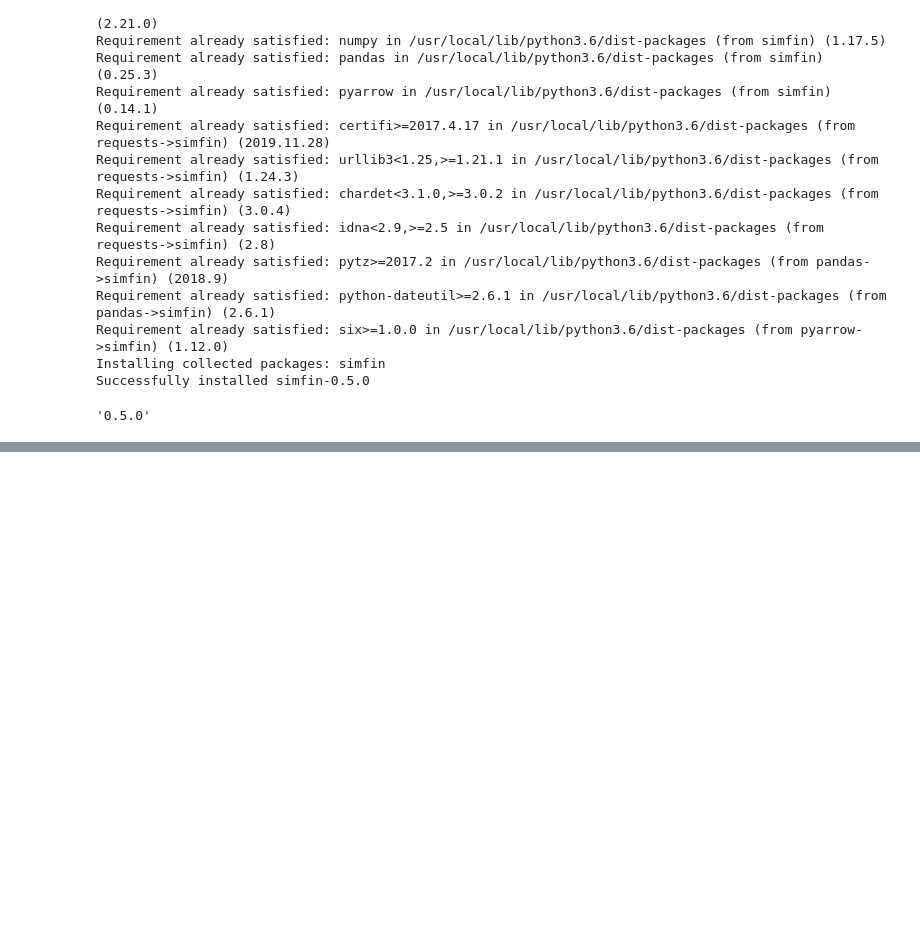
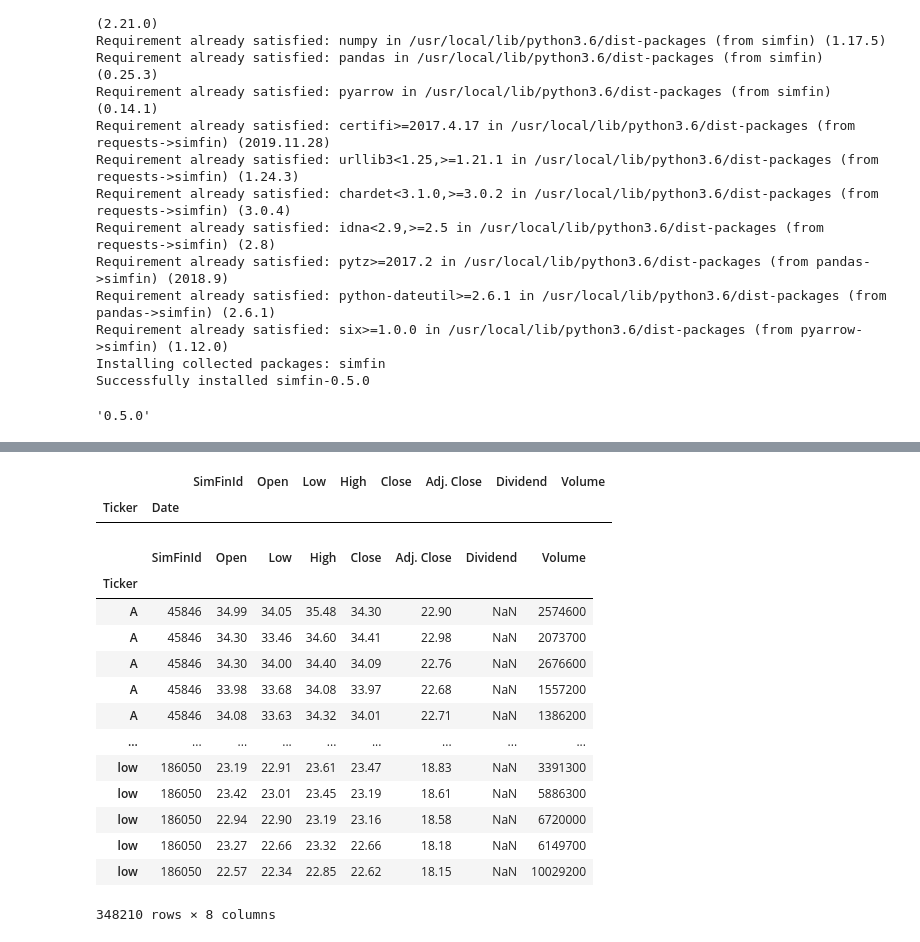
Before and after one commit to WIVIV/financial_analysis, a Jupyter notebook: Percent_Change_V1_0.ipynb, the cells around one changed output, grey strips where cells are left out. Saved outputs shown, nothing was run; the diff lists cells and outputs as text; code cells hidden in the pictures; blank space fills up the shorter version.

```diff
--- a/Percent_Change_V1_0.ipynb
+++ b/Percent_Change_V1_0.ipynb
@@ -46,3 +48,7 @@ sf.set_data_dir('~/simfin_data/')
 sf.load_api_key(path='~/simfin_api_key.txt', default_key='free')
 # Seaborn set plotting style.
 sns.set_style("whitegrid")
+# %%
+%%time
+# Data for USA.
+market='us'
@@ -48,0 +58,4 @@ sns.set_style("whitegrid")
+# %%
+df_prices = sf.load_shareprices(variant='daily', market=market)
+df_prices_latest = sf.load_shareprices(variant='latest', market=market,
+                                       refresh_days=1)
@@ -48,0 +81,23 @@ sns.set_style("whitegrid")
+# %%
+idx = pd.IndexSlice
+df_prices.loc[idx[:,'2019-04-01':'2019-11-30'], :]
+# %% [output]
+|  |  | SimFinId | Open | Low | High | Close | Adj. Close | Dividend | Volume |
+| Ticker | Date |  |  |  |  |  |  |  |  |
+# %%
+df_prices.xs(slice('2007-01-01', '2008-01-01'), level='Date')
+# %% [output]
+|  | SimFinId | Open | Low | High | Close | Adj. Close | Dividend | Volume |
+| Ticker |  |  |  |  |  |  |  |  |
+| A | 45846 | 34.99 | 34.05 | 35.48 | 34.30 | 22.90 | NaN | 2574600 |
+| A | 45846 | 34.30 | 33.46 | 34.60 | 34.41 | 22.98 | NaN | 2073700 |
+| A | 45846 | 34.30 | 34.00 | 34.40 | 34.09 | 22.76 | NaN | 2676600 |
+| A | 45846 | 33.98 | 33.68 | 34.08 | 33.97 | 22.68 | NaN | 1557200 |
+| A | 45846 | 34.08 | 33.63 | 34.32 | 34.01 | 22.71 | NaN | 1386200 |
+| ... | ... | ... | ... | ... | ... | ... | ... | ... |
+| low | 186050 | 23.19 | 22.91 | 23.61 | 23.47 | 18.83 | NaN | 3391300 |
+| low | 186050 | 23.42 | 23.01 | 23.45 | 23.19 | 18.61 | NaN | 5886300 |
+| low | 186050 | 22.94 | 22.90 | 23.19 | 23.16 | 18.58 | NaN | 6720000 |
+| low | 186050 | 23.27 | 22.66 | 23.32 | 22.66 | 18.18 | NaN | 6149700 |
+| low | 186050 | 22.57 | 22.34 | 22.85 | 22.62 | 18.15 | NaN | 10029200 |
+348210 rows × 8 columns
```
Also changed, not shown: parts of 11 cells of this notebook.
